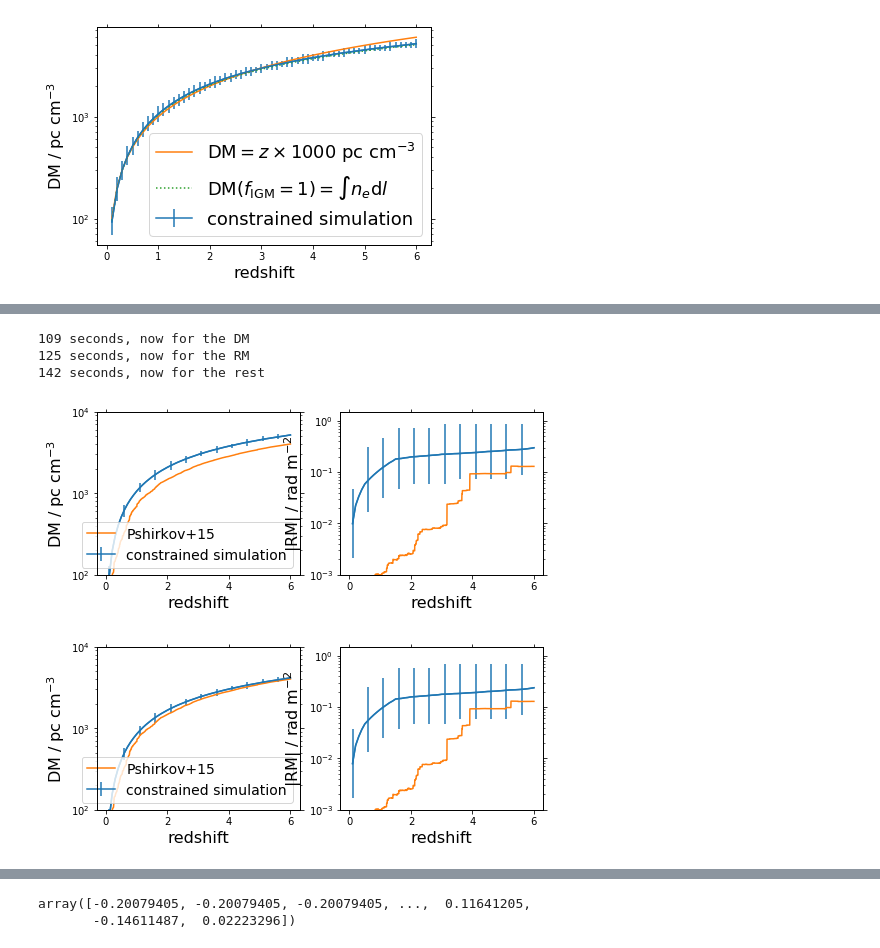
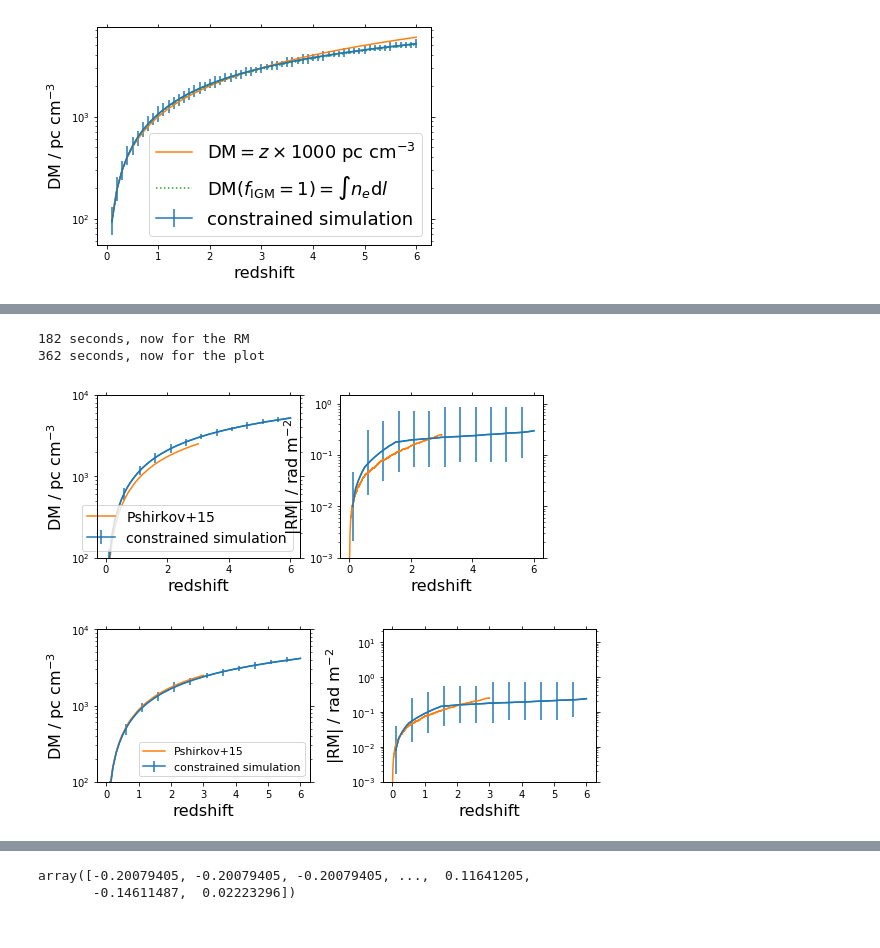
Before and after one commit to FRBs/PreFRBLE, a Jupyter notebook: notebooks/PreFRBLE_RedshiftMean.ipynb, the cells around one changed output, grey strips where cells are left out. Drawn from its saved outputs; the diff is of its cells as text; code cells hidden in the pictures.

```diff
--- a/notebooks/PreFRBLE_RedshiftMean.ipynb
+++ b/notebooks/PreFRBLE_RedshiftMean.ipynb
@@ -54,3 +54,13 @@ ax.legend(fontsize=18)
 AllSidesTicks(ax)
 # %% [output]
 [figure]
+# %%
+## compare to pshirkov estimate
+B0 = 1e-4 # muG  at n_0=1.8e-7
+l_c = 1 # Mpc    correlation length
+z_max = 3.0
+
+t0 = time()
+
+LoS = DM_Hackstein.Sightline( B0, l_c, z_max )
+print('initialized in %.0f seconds' % (time() - t0))
@@ -57,31 +69,39 @@ AllSidesTicks(ax)
 # %%
-## compare to pshirkov estimate
-B0 = 1e-3 # muG  at n_0=1.8e-7
-l_c = 1 # Mpc    correlation length
-
 t0 = time()
-
-LoS = DM_Hackstein.Sightline( B0, l_c )
-
-zs, dens = LoS.CreateArrays( 6.0 )
-print('%.0f seconds, now for the DM' % (time() - t0))
+zs = LoS.zarray
+#zs, dens = LoS.CreateArrays( z_max )
+#print('%.0f seconds, now for the DM' % (time() - t0))
 #DMs = HowLong( LoS.DispersionMeasure, dens, zs )
 #RMs = HowLong( LoS.RotationMeasure, dens, zs )
 
-N=100
+N=1000
 
-DMs = np.mean( [ LoS.DispersionMeasure( dens, zs) for i in range(N)], axis=0 )
+DMs = np.array([ LoS.DispersionMeasure( *LoS.CreateArrays( z_max, zarray=zs )[::-1] ) for i in range(N)])
 print('%.0f seconds, now for the RM' % (time() - t0))
-RMs = np.mean( [ np.abs(LoS.RotationMeasure( dens, zs)) for i in range(N)], axis=0 )
-print('%.0f seconds, now for the rest' % (time() - t0))
+RMs = np.array([ np.abs(LoS.RotationMeasure( *LoS.CreateArrays( z_max, zarray=zs )[::-1])) for i in range(N)])
+print('%.0f seconds, now for the plot' % (time() - t0))
+
+DM_mean = 10.**np.mean( np.log10(DMs), axis=0)
+#DM_std = np.std( DMs, axis=0)
+RM_mean = 10.**np.mean( np.log10(RMs), axis=0)
+#RM_std = np.std( RMs, axis=0)
+
 
 fig, axs = plt.subplots( 1, 2, figsize=(8,3))
 
 PlotAverageEstimate( measure='DM', scenario=scenario_IGM, label='constrained simulation', ax=axs[0], errorevery=5)
 PlotAverageEstimate( measure='RM', scenario=scenario_IGM, label='constrained simulation', ax=axs[1], errorevery=5)
 
-axs[0].plot( zs[:-1], DMs, label='Pshirkov+15')
-axs[1].plot( zs[:-1], np.abs(RMs), label='Pshirkov+15')
+axs[0].plot( zs[:-1], DM_mean, label='Pshirkov+15')
+axs[1].plot( zs[:-1], RM_mean, label='Pshirkov+15')
+
+
+'''
+for DM in DMs:
+    axs[0].plot( zs[:-1], DM, label='Pshirkov+15', linestyle=':')
+for RM in RMs:
+    axs[1].plot( zs[:-1], RM, label='Pshirkov+15', linestyle=':')
+'''
 
 axs[0].set_ylim(1e2,1e4)
 axs[1].set_ylim(1e-3,1.5e0)
@@ -92,26 +112,37 @@ for ax in axs:
 
 plt.show()
 # %% [output]
-109 seconds, now for the DM
-125 seconds, now for the RM
-142 seconds, now for the rest
+182 seconds, now for the RM
+362 seconds, now for the plot
-[figure, old version]
+[figure, new version]
 # %%
 
 fig, axs = plt.subplots( 1, 2, figsize=(8,3))
 tmp = { 'IGM': ['primordial_C800']}
+#tmp = { 'IGM': ['primordial']}
 PlotAverageEstimate( measure='DM', scenario=tmp, label='constrained simulation', ax=axs[0], errorevery=5)
 PlotAverageEstimate( measure='RM', scenario=tmp, label='constrained simulation', ax=axs[1], errorevery=5)
 
-axs[0].plot( zs[:-1], DMs, label='Pshirkov+15')
-axs[1].plot( zs[:-1], np.abs(RMs), label='Pshirkov+15')
+axs[0].plot( zs[:-1], DM_mean, label='Pshirkov+15')
+axs[1].plot( zs[:-1], RM_mean, label='Pshirkov+15')
+
+#axs[0].plot( zs[:-1], 10.**np.mean(np.log10(DMs), axis=0), label='Pshirkov+15')
+#axs[1].plot( zs[:-1], 10.**np.mean(np.log10(RMs), axis=0), label='Pshirkov+15')
+
+'''
+for DM in DMs:
+    axs[0].plot( zs[:-1], DM, label='Pshirkov+15', linestyle=':')
+for RM in RMs:
+    axs[1].plot( zs[:-1], RM, label='Pshirkov+15', linestyle=':')
+#'''
 
 axs[0].set_ylim(1e2,1e4)
-axs[1].set_ylim(1e-3,1.5e0)
-axs[0].legend(fontsize=14, loc=4)
+axs[1].set_ylim(1e-3,2.3e1)
+#axs[1].set_ylim(1,20)
+axs[0].legend(fontsize=11, loc=4)
 for ax in axs:
     AllSidesTicks(ax)
-
+plt.tight_layout()
 plt.show()
 # %% [output]
-[figure, old version]
+[figure, new version]
```
Also changed, not shown: parts of 6 cells of this notebook, 21 other files.
